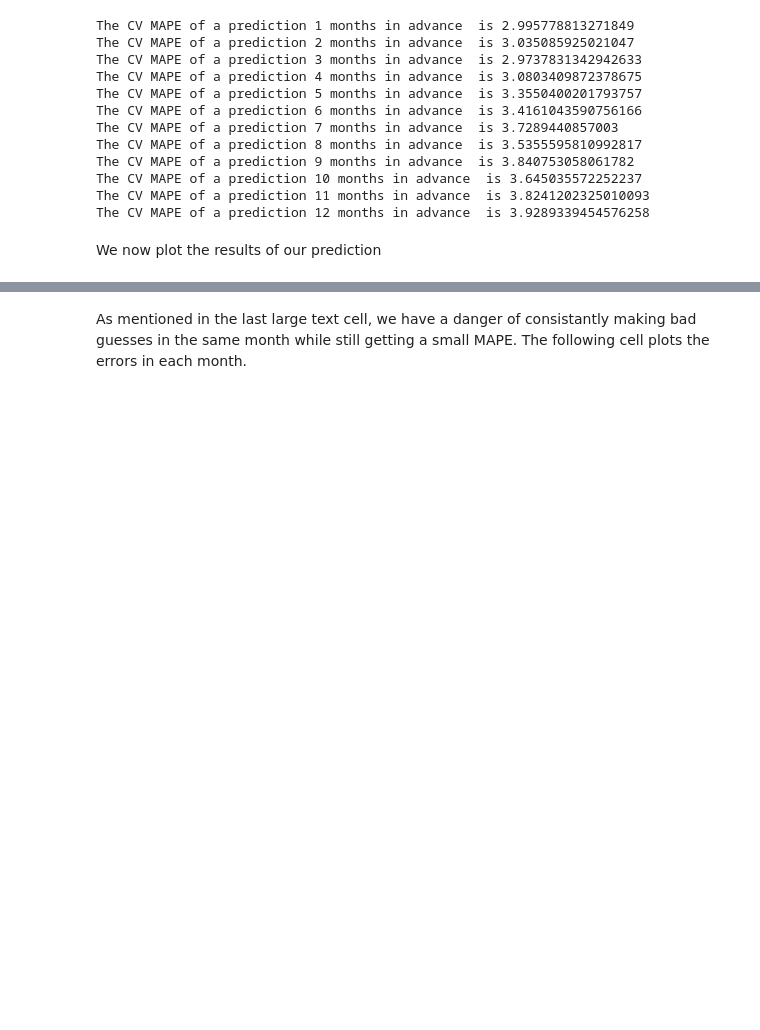
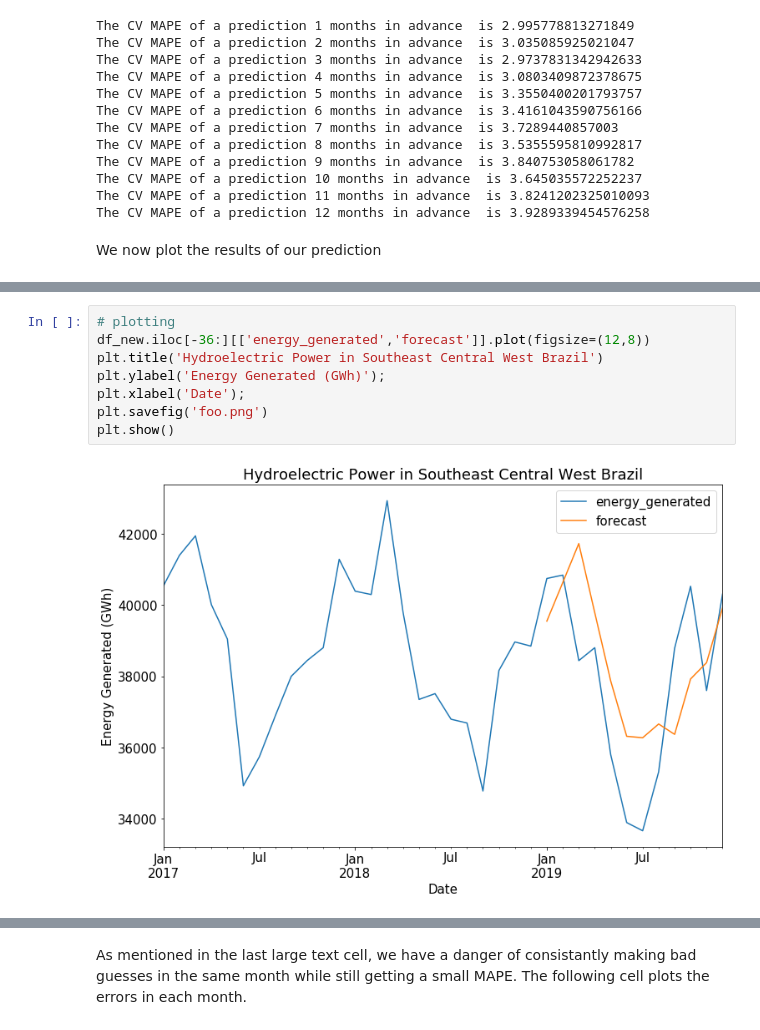
Before and after one commit to cameronthieme/IMAbootcamp2021, a Jupyter notebook: python_time_series/brazil_energy.ipynb, the cells around one changed output, grey strips where cells are left out. Saved outputs shown, nothing was run; the diff lists cells and outputs as text; blank space fills up the shorter version.

```diff
--- a/python_time_series/brazil_energy.ipynb
+++ b/python_time_series/brazil_energy.ipynb
@@ -515,0 +564,10 @@ plt.show()
+# %%
+# plotting
+df_new.iloc[-36:][['energy_generated','forecast']].plot(figsize=(12,8))
+plt.title('Hydroelectric Power in Southeast Central West Brazil')
+plt.ylabel('Energy Generated (GWh)');
+plt.xlabel('Date');
+plt.savefig('foo.png')
+plt.show()
+# %% [output]
+[figure, added]
```
Also changed, not shown: parts of 19 cells of this notebook, 3 other files.
